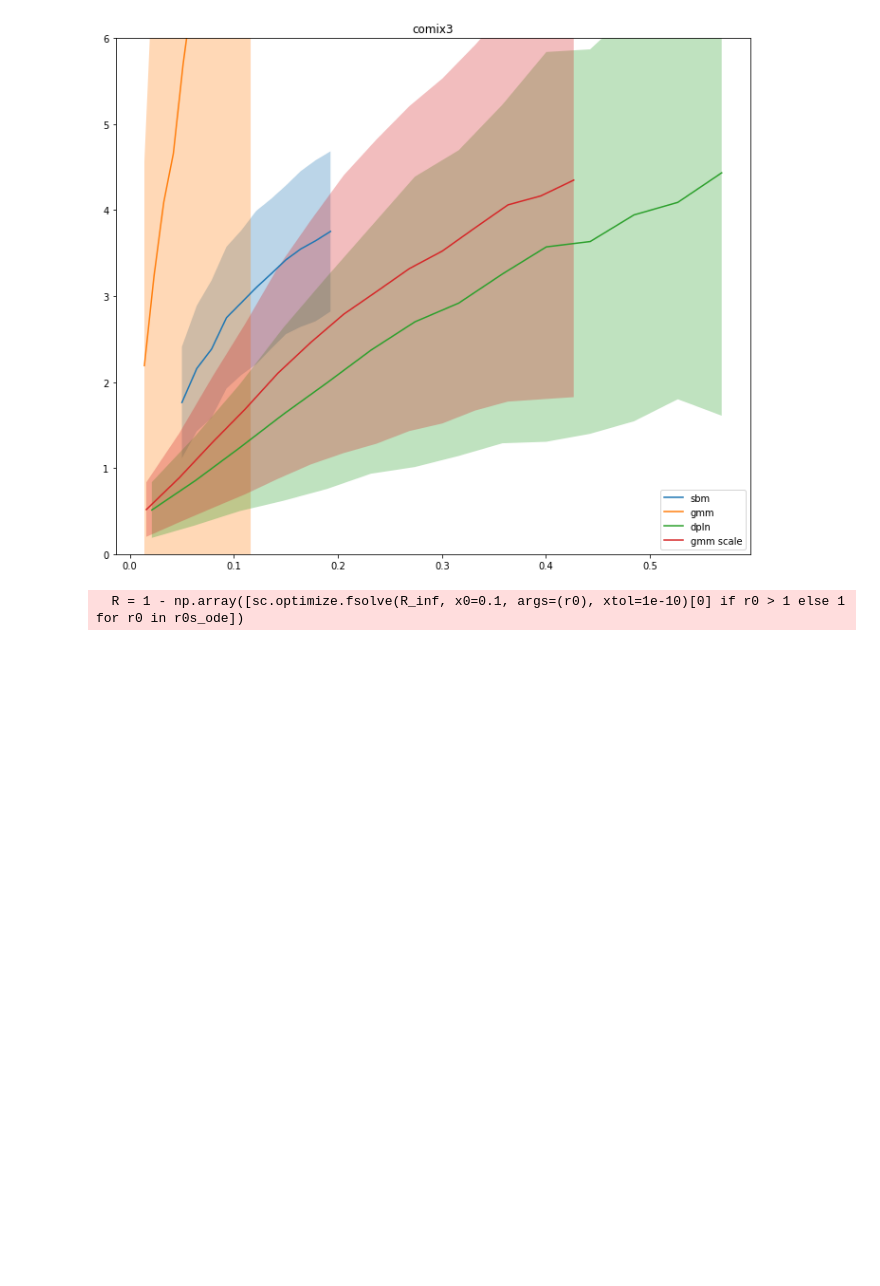
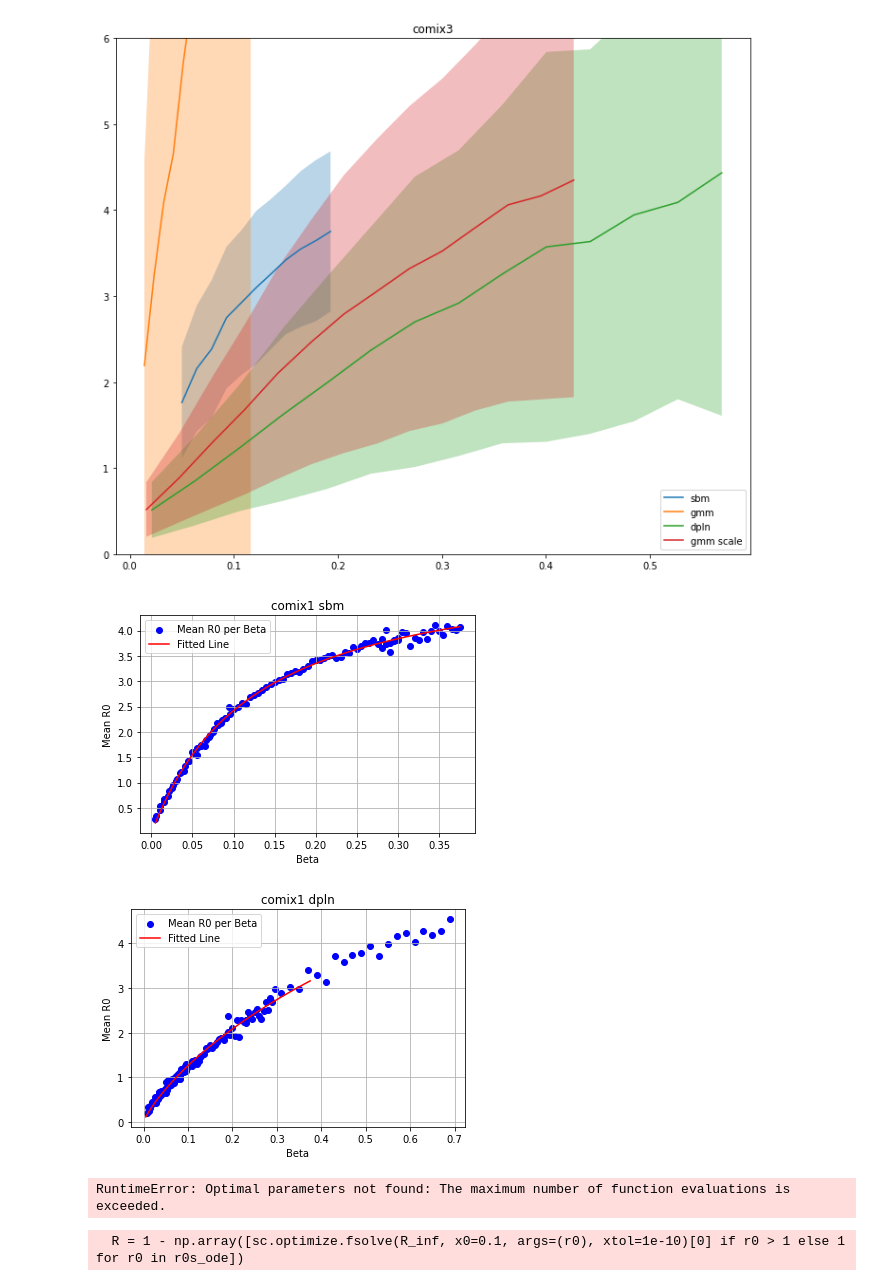
Before and after one commit to LukeMurrayKearney/Data-Driven-Networks-Code, a Jupyter notebook: figs.ipynb, the cells around one changed output. Cells and saved outputs as stored; diff of their text form; code cells hidden in the pictures; blank space fills up the shorter version.

```diff
--- a/figs.ipynb
+++ b/figs.ipynb
@@ -934,3 +931,69 @@ ax1.legend()
+# %%
+with open(f'output_data/sims/final/comix1_gmm.json', 'r') as f:
+    sims = json.load(f)
+
+sims['r0']
+# %%
+## ok we have beta parameters vs r0 for each model and data set. now we want to flip this using comix3 as the baseline
+## find what parameter values give what r0 values for r0 0-4 in c3
+from sklearn.linear_model import LinearRegression
+from collections import defaultdict
+from scipy.optimize import curve_fit
+
+datas = ['comix1','comix2','comix3','poly']
+models = ['sbm', 'dpln', 'gmm','gmm_scale']
+
+for data in datas:
+    for model in models:
+        with open(f'output_data/sims/final/{data}_{model}.json', 'r') as f:
+            sims = json.load(f)
+
+        # Group R0 values by unique beta
+        beta_to_r0 = defaultdict(list)
+        for beta_val, r0_list in zip(sims['beta'], sims['r0']):
+            beta_to_r0[beta_val].extend(r0_list)
+
+        # Compute mean (or median) R0 for each beta
+        betas = []
+        r0_means = []
+
+        for beta_val in sorted(beta_to_r0):
+            if len(beta_to_r0[beta_val]) > 10:
+                betas.append(beta_val)
+                r0_vals = beta_to_r0[beta_val]
+                r0_means.append(np.mean(r0_vals))   # Use np.median(r0_vals) for median
+
+        # Convert to arrays for regression
+        X = np.array(betas).reshape(-1, 1)
+        y = np.array(r0_means)
+
+        # # Fit linear regression
+        # model = LinearRegression()
+        # model.fit(X, y)
+
+        def hill_func(x, Vmax, K, n):
+            return Vmax * (x**n) / (K**n + x**n)
+
+        popt, _ = curve_fit(hill_func, X.flatten(), y, bounds=(0, np.inf))
+
+        y_pred = hill_func(x_range, *popt)
+
+        # Plot
+        plt.scatter(betas, r0_means, color='blue', label='Mean R0 per Beta')
+        plt.plot(x_range, y_pred, color='red', label='Fitted Line')
+        plt.xlabel('Beta')
+        plt.ylabel('Mean R0')
+        plt.title(f'{data} {model}')
+        plt.legend()
+        plt.grid(True)
+        plt.show()
+
+        # Print model parameters
+        # print(f"Slope: {model.coef_[0]:.3f}, Intercept: {model.intercept_:.3f}")
+# %% [output]
+[figure, added]
+[figure, added]
+RuntimeError: Optimal parameters not found: The maximum number of function evaluations is exceeded.
 # %%
 plt.rcParams.update({'font.size': 30})
 
```
Also changed, not shown: parts of 1 cell of this notebook, 2 other files.
